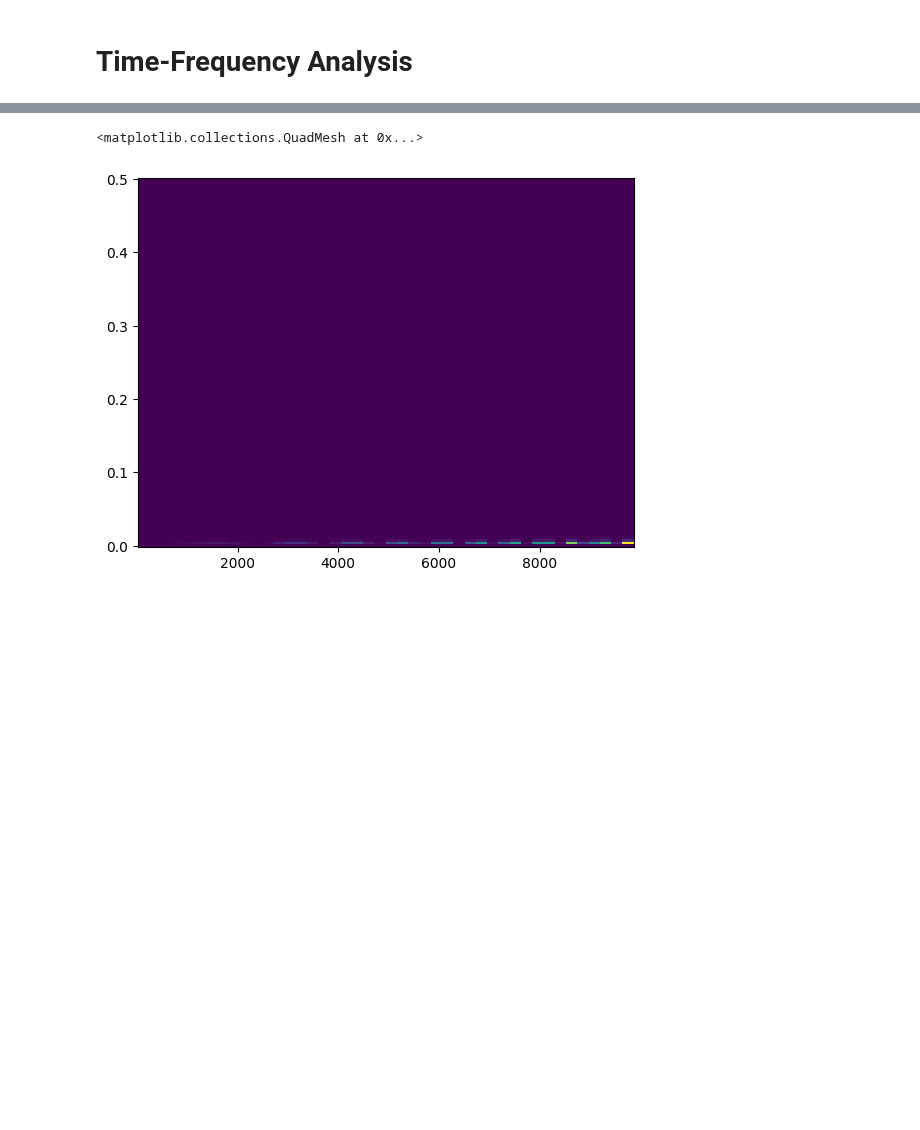
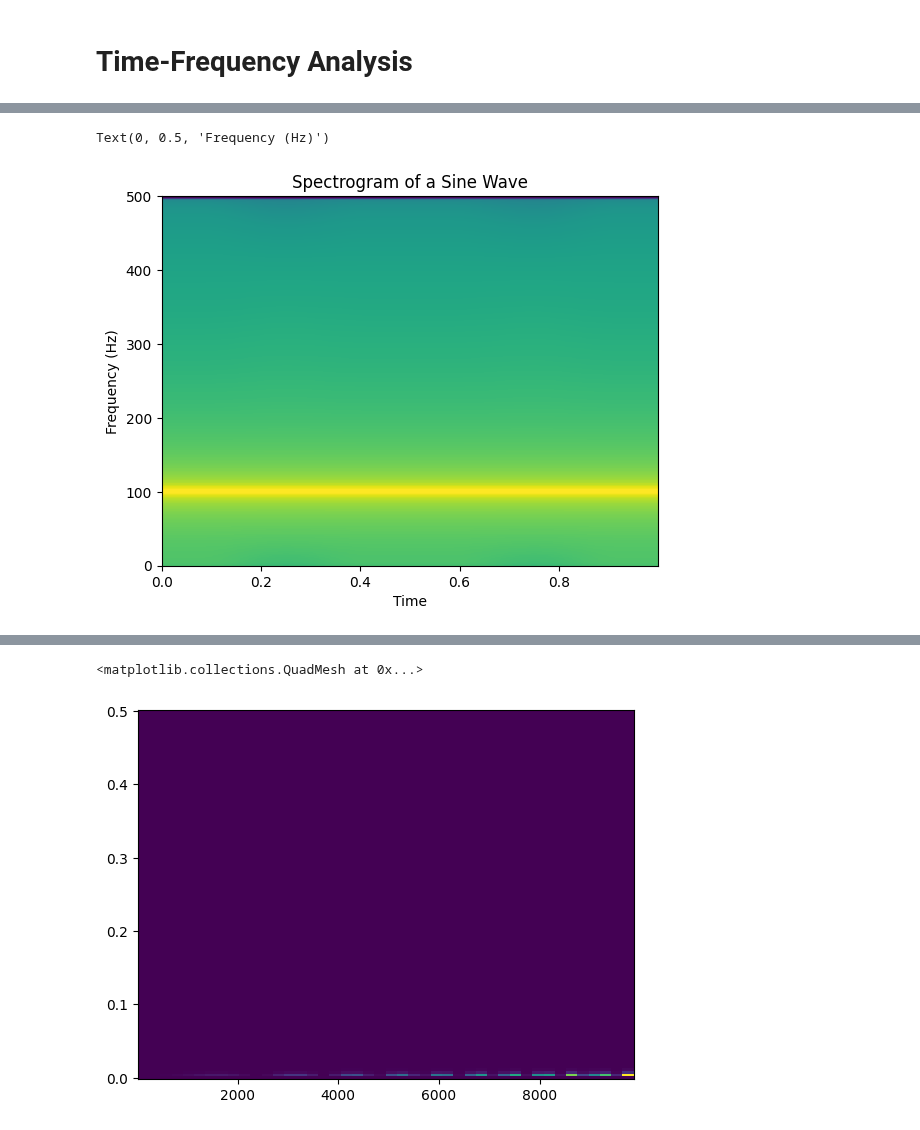
Before and after one commit to BOAT-ocean-acoustics/fundamentals, a Jupyter notebook: boat_tutorials/primers/signal_processing_03_time_freq.ipynb, the cells around one changed output, grey strips where cells are left out. Cells and saved outputs as stored; diff of their text form; code cells hidden in the pictures; blank space fills up the shorter version.

```diff
--- a/boat_tutorials/primers/signal_processing_03_time_freq.ipynb
+++ b/boat_tutorials/primers/signal_processing_03_time_freq.ipynb
@@ -86,0 +116,8 @@ from scipy.signal import ShortTimeFFT
+# %%
+s, s_freq, s_t, im = plt.specgram(cw, Fs = N, xextent=[time[0],time[-1]])
+plt.title("Spectrogram of a Sine Wave")
+plt.xlabel("Time")
+plt.ylabel("Frequency (Hz)")
+# %% [output]
+Text(0, 0.5, 'Frequency (Hz)')
+[figure, added]
```
Also changed, not shown: parts of 54 cells of this notebook.
